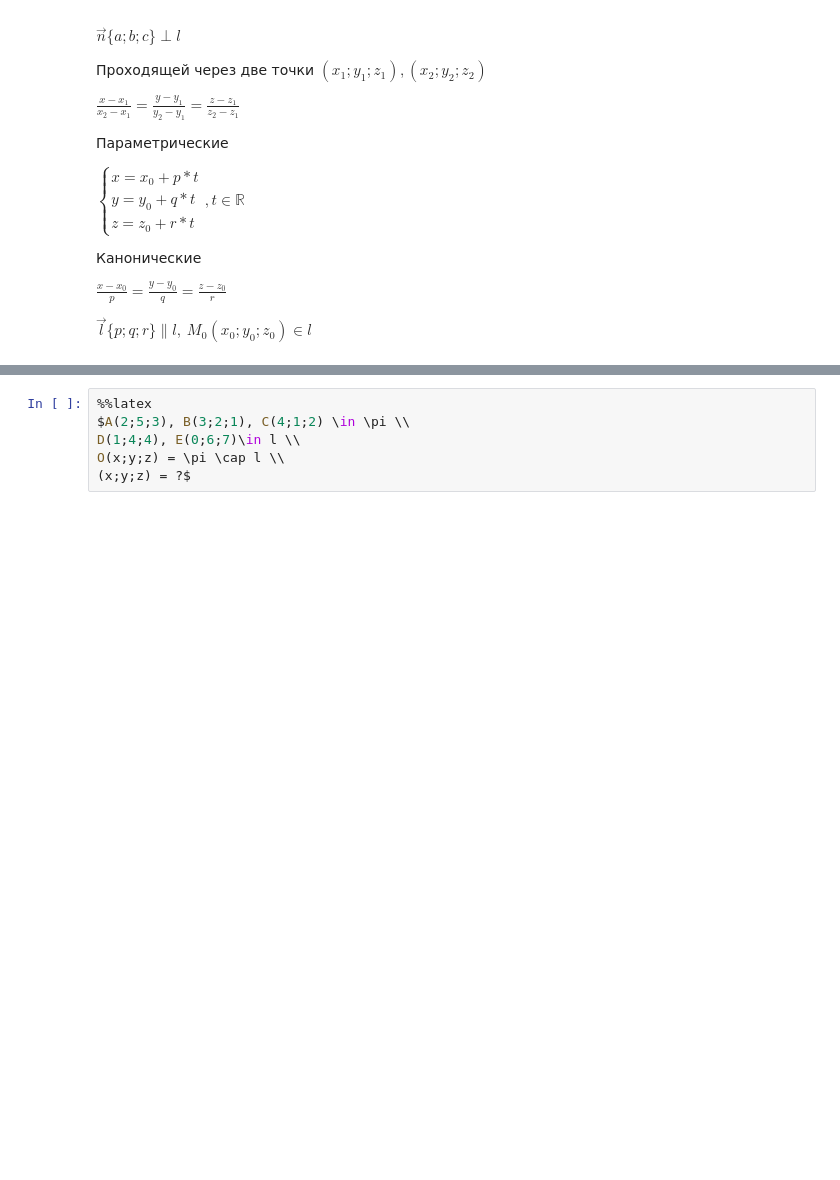
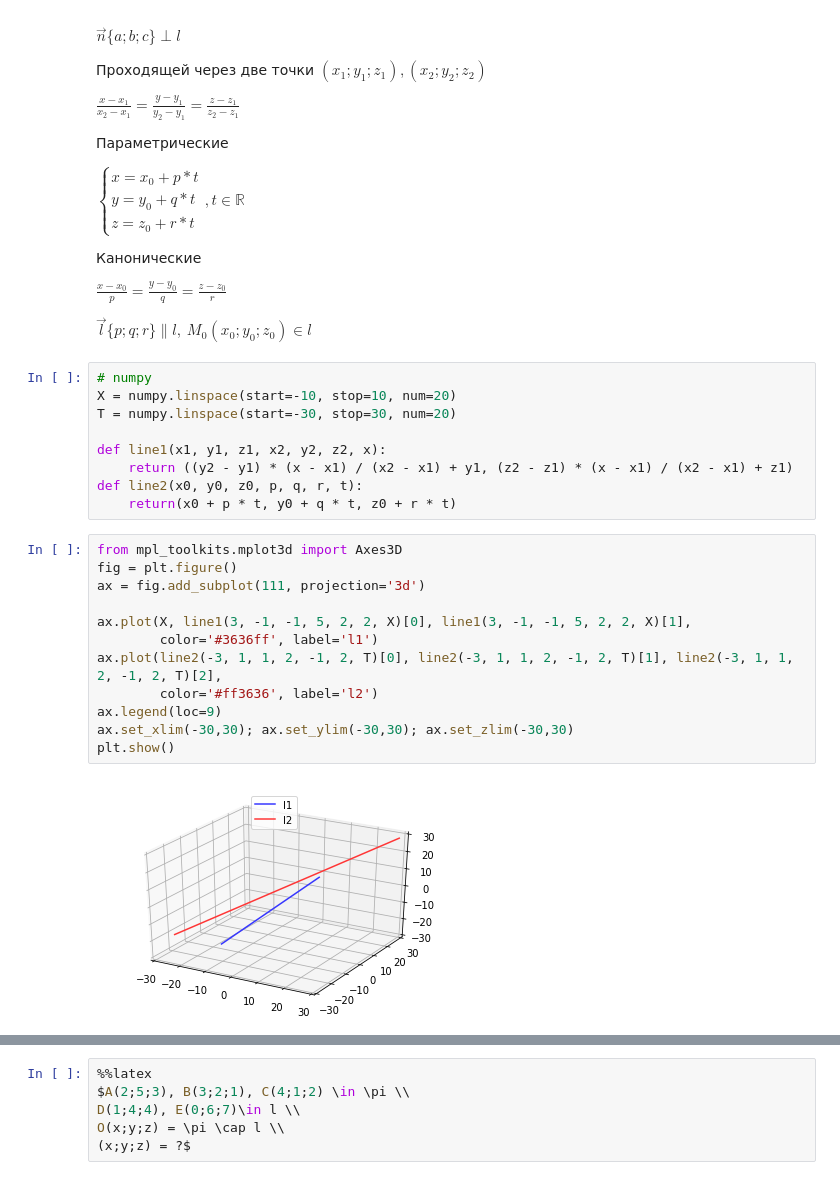
Before and after one commit to OlgaBelitskaya/linear_algebra_practice, a Jupyter notebook: work1_8.ipynb, the cells around one changed output, grey strips where cells are left out. Saved outputs shown, nothing was run; the diff lists cells and outputs as text; blank space fills up the shorter version.

```diff
--- a/work1_8.ipynb
+++ b/work1_8.ipynb
@@ -291,3 +317,26 @@ z = z_0 + r * t
 $\frac{x - x_0}{p} = \frac{y - y_0}{q} = \frac{z - z_0}{r}$
 
 $\overrightarrow{l}\{p;q;r\} \parallel l, \ M_0(x_0;y_0;z_0) \in l$
+# %%
+# numpy
+X = numpy.linspace(start=-10, stop=10, num=20)
+T = numpy.linspace(start=-30, stop=30, num=20)
+
+def line1(x1, y1, z1, x2, y2, z2, x):
+    return ((y2 - y1) * (x - x1) / (x2 - x1) + y1, (z2 - z1) * (x - x1) / (x2 - x1) + z1)
+def line2(x0, y0, z0, p, q, r, t):
+    return(x0 + p * t, y0 + q * t, z0 + r * t)
+# %%
+from mpl_toolkits.mplot3d import Axes3D
+fig = plt.figure()
+ax = fig.add_subplot(111, projection='3d')
+
+ax.plot(X, line1(3, -1, -1, 5, 2, 2, X)[0], line1(3, -1, -1, 5, 2, 2, X)[1],
+        color='#3636ff', label='l1')
+ax.plot(line2(-3, 1, 1, 2, -1, 2, T)[0], line2(-3, 1, 1, 2, -1, 2, T)[1], line2(-3, 1, 1, 2, -1, 2, T)[2],
+        color='#ff3636', label='l2')
+ax.legend(loc=9)
+ax.set_xlim(-30,30); ax.set_ylim(-30,30); ax.set_zlim(-30,30)
+plt.show()
+# %% [output]
+[figure, added]
```
Also changed, not shown: parts of 16 cells of this notebook.
